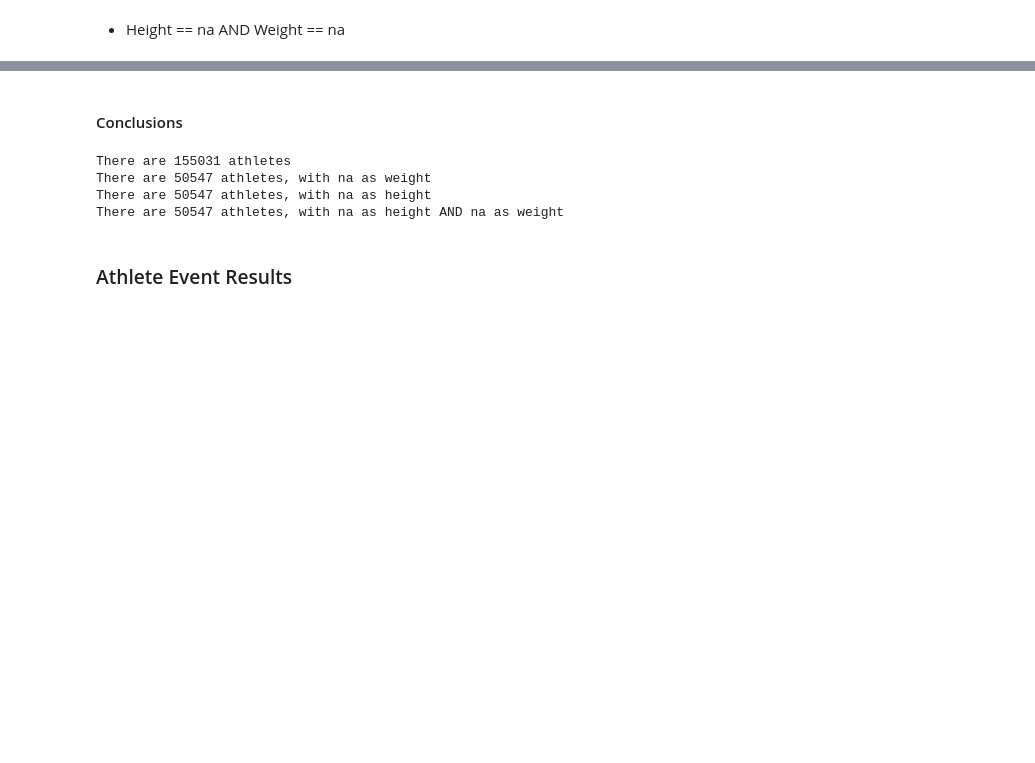
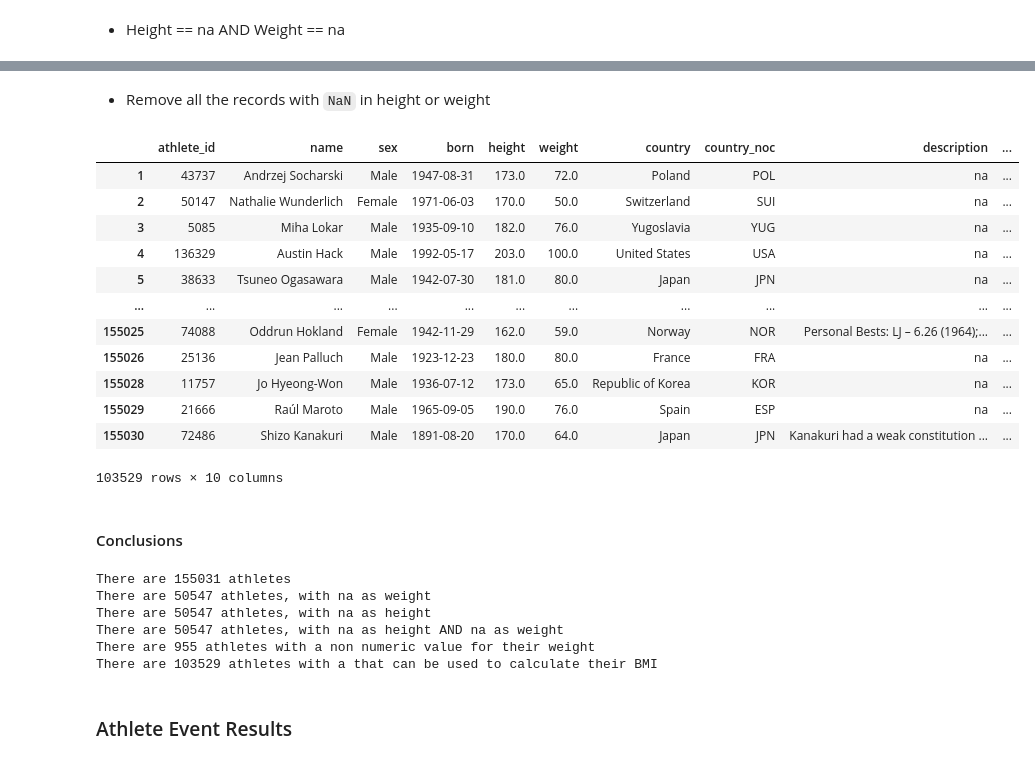
Before and after one commit to maximlesy/big-data-olympic-games, a Jupyter notebook: data-exploration/exploration.ipynb, the cells around one changed output, grey strips where cells are left out. Saved outputs shown, nothing was run; the diff lists cells and outputs as text; code cells hidden in the pictures; blank space fills up the shorter version.

```diff
--- a/data-exploration/exploration.ipynb
+++ b/data-exploration/exploration.ipynb
@@ -59,0 +237,2 @@ naHeightAndWeigthAthletes
+# %%
+athletes['height'] = pd.to_numeric(athletes['height'], errors='coerce')
@@ -60,12 +241,37 @@ naHeightAndWeigthAthletes
+# %%
+athletes['weight'] = pd.to_numeric(athletes['weight'], errors='coerce')
+# %% [markdown]
+- Remove all the records with `NaN` in height or weight
+# %%
+filteredAthletes = athletes.dropna(subset = ['weight', 'height'])
+filteredAthletes
+# %% [output]
+|  | athlete_id | name | sex | born | height | weight | country | country_noc | description | ... |
+| 1 | 43737 | Andrzej Socharski | Male | 1947-08-31 | 173.0 | 72.0 | Poland | POL | na | ... |
+| 2 | 50147 | Nathalie Wunderlich | Female | 1971-06-03 | 170.0 | 50.0 | Switzerland | SUI | na | ... |
+| 3 | 5085 | Miha Lokar | Male | 1935-09-10 | 182.0 | 76.0 | Yugoslavia | YUG | na | ... |
+| 4 | 136329 | Austin Hack | Male | 1992-05-17 | 203.0 | 100.0 | United States | USA | na | ... |
+| 5 | 38633 | Tsuneo Ogasawara | Male | 1942-07-30 | 181.0 | 80.0 | Japan | JPN | na | ... |
+| ... | ... | ... | ... | ... | ... | ... | ... | ... | ... | ... |
+| 155025 | 74088 | Oddrun Hokland | Female | 1942-11-29 | 162.0 | 59.0 | Norway | NOR | Personal Bests: LJ – 6.26 (1964);... | ... |
+| 155026 | 25136 | Jean Palluch | Male | 1923-12-23 | 180.0 | 80.0 | France | FRA | na | ... |
+| 155028 | 11757 | Jo Hyeong-Won | Male | 1936-07-12 | 173.0 | 65.0 | Republic of Korea | KOR | na | ... |
+| 155029 | 21666 | Raúl Maroto | Male | 1965-09-05 | 190.0 | 76.0 | Spain | ESP | na | ... |
+| 155030 | 72486 | Shizo Kanakuri | Male | 1891-08-20 | 170.0 | 64.0 | Japan | JPN | Kanakuri had a weak constitution ... | ... |
+103529 rows × 10 columns
 # %% [markdown]
 #### Conclusions
 # %%
-print("There are " + str(len(athletes)) + " athletes")
+print("There are " + str(len(athletesSource)) + " athletes")
 print("There are " + str(len(naWeightAthletes)) + " athletes, with na as weight")
 print("There are " + str(len(naHeightAthletes)) + " athletes, with na as height")
 print("There are " + str(len(naHeightAndWeigthAthletes)) + " athletes, with na as height AND na as weight")
+print("There are " + str(len(nonNumericWeights)) + " athletes with a non numeric value for their weight")
+print("There are " + str(len(filteredAthletes)) + " athletes with a that can be used to calculate their BMI")
 # %% [output]
 There are 155031 athletes
 There are 50547 athletes, with na as weight
 There are 50547 athletes, with na as height
 There are 50547 athletes, with na as height AND na as weight
+There are 955 athletes with a non numeric value for their weight
+There are 103529 athletes with a that can be used to calculate their BMI
```
Also changed, not shown: parts of 17 cells of this notebook.
